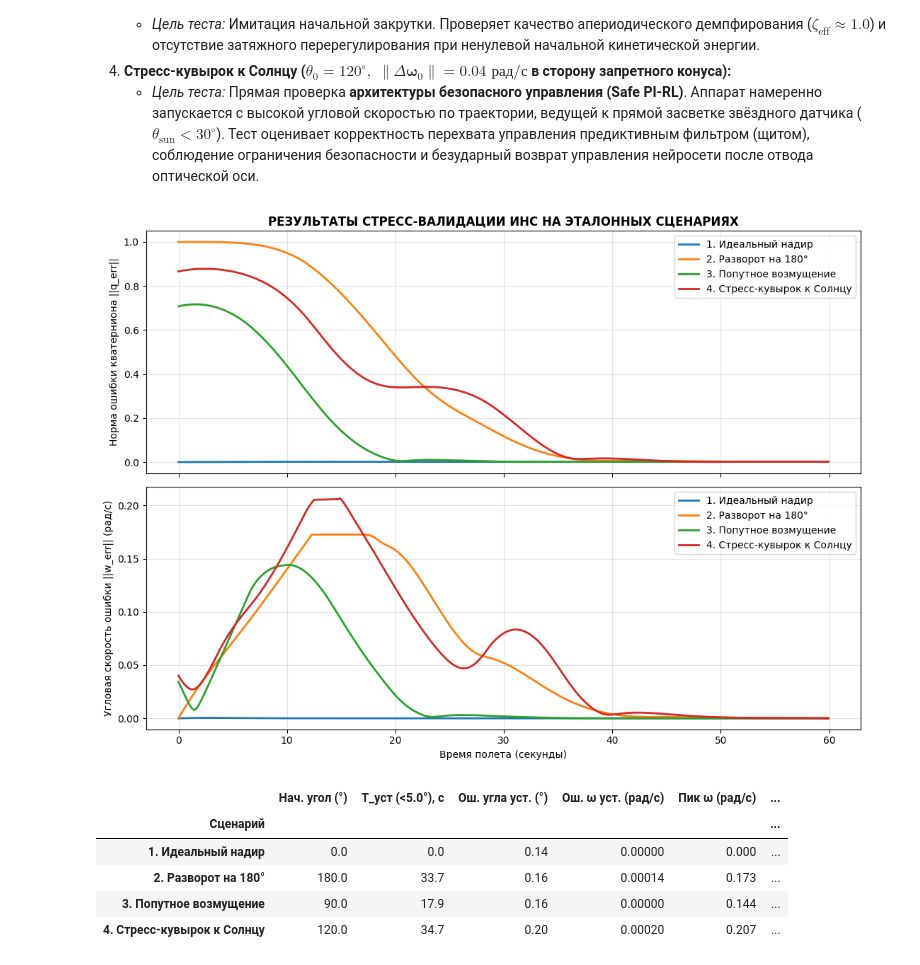
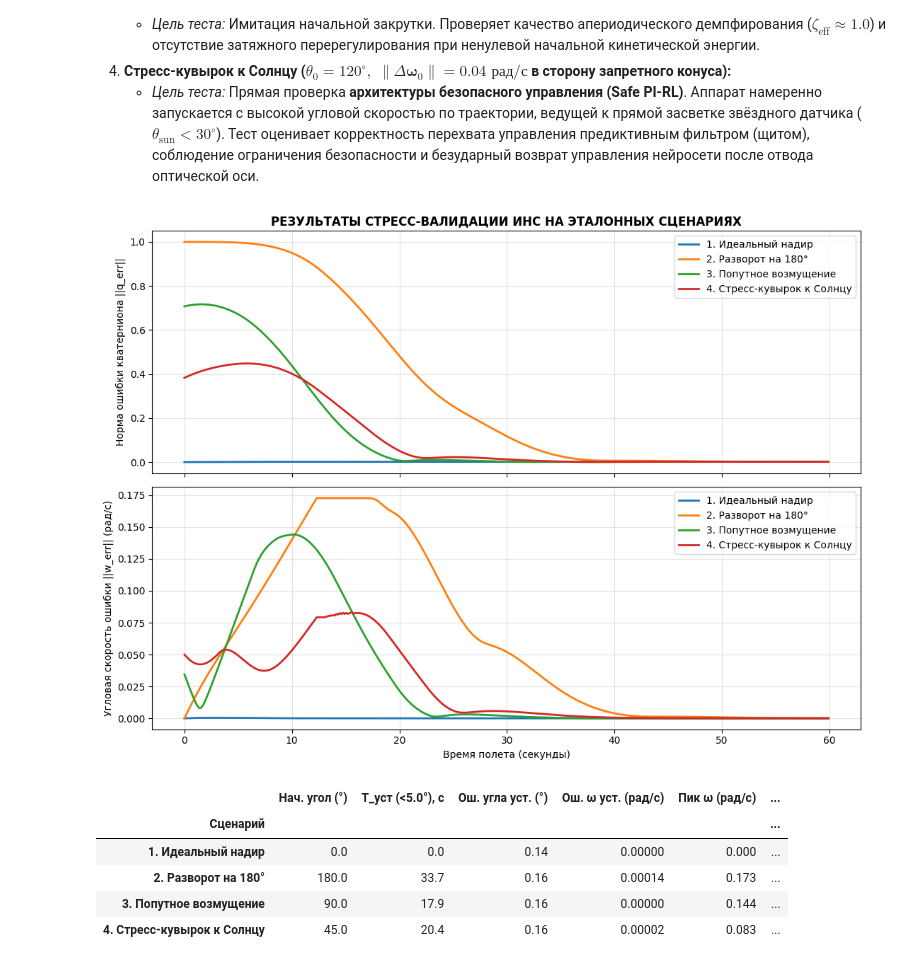
Before and after one commit to DPritykin/Control-Theory-Course, a Jupyter notebook: Term 2 Nonlinear Dynamics and Control/Tutorials/RL Attitude Control example.ipynb, the cells around one changed output. Saved outputs shown, nothing was run; the diff lists cells and outputs as text; code cells hidden in the pictures.

```diff
--- a/Term 2 Nonlinear Dynamics and Control/Tutorials/RL Attitude Control example.ipynb
+++ b/Term 2 Nonlinear Dynamics and Control/Tutorials/RL Attitude Control example.ipynb
@@ -987,7 +1063,7 @@ PPO_HYPERPARAMS = {
     "ent_coef": 0.001,                    # Выкрученная энтропия: принудительно заставляет PPO искать новые маневры
     "clip_range": 0.2,                   # Расширенное окно: позволяет делать более решительные шаги обновления
     "use_sde": True,                     # Включение gSDE: генерирует плавный, непрерывный шум на маховиках
-    "sde_sample_freq": 50,                # Частота перерасчета траектории шума (каждые 4 шага среды)
+    "sde_sample_freq": 50,                # Частота перерасчета траектории шума (каждые 50 шагов среды)
     "verbose": 0
 }
 
@@ -1016,7 +1092,7 @@ REWARD_CONFIG = {
     "lyapunov_k_q": 0.245,
     "lyapunov_k_w": 5.6,
     "case2_lyapunov_scale": 70.0,         # Масштаб базового физического градиента Ляпунова
-    "case2_crash_penalty": 250.0,
+    "case2_crash_penalty": 25.0,
 
     # 3. ВЕСА ДЛЯ КЕЙСА 3
     "case3_lyapunov_scale": 70.0,            # Масштаб базового физического градиента Ляпунова
@@ -1255,7 +1288,7 @@ class Case2PhysicsInformedEnv(SpacecraftOrbitalEnv):
         omega_rel = omega - omega_orbit_B
         return q_err, omega_rel
 
-    def _compute_lyapunov(self, state):
+    def _compute_lyapunov(self):
         q_err, delta_omega = self._get_relative_elements()
         delta_q0 = float(q_err[0])
         k_q = self.reward_config["lyapunov_k_q"]
@@ -1267,15 +1300,16 @@ class Case2PhysicsInformedEnv(SpacecraftOrbitalEnv):
 
     def _get_obs(self):
         q_err, omega_rel = self._get_relative_elements()
-        # Клиппинг защищает слои Tanh от насыщения при высоких угловых скоростях
-        w_err_scaled = np.clip(omega_rel / self.config["init_max_omega"], -10.0, 10.0)
+        if q_err[0] < 0:
+            q_err = -q_err
+        w_err_scaled = np.clip(omega_rel / self.omega_scale, -5.0, 5.0)
         base_obs = np.concatenate([q_err, w_err_scaled])
         return np.append(base_obs, 0.0).astype(np.float32)
 
     def step(self, action):
-        v_old = self._compute_lyapunov(self.state)
+        v_old = self._compute_lyapunov()
         obs_raw, _, _, _, info = SpacecraftOrbitalEnv.step(self, action)
-        v_current = self._compute_lyapunov(self.state)
+        v_current = self._compute_lyapunov()
 
         reward = (v_old - v_current) * self.reward_config["case2_lyapunov_scale"]
         reward -= self.reward_config["energy_penalty_weight"] * np.sum(np.square(action))
@@ -1291,11 +1325,11 @@ class Case2PhysicsInformedEnv(SpacecraftOrbitalEnv):
         terminated = False
         truncated = False
         if self._check_constraints():
-            truncated = True
+            terminated = True
             reward -= self.reward_config["case2_crash_penalty"]
 
         if self.current_step >= self.max_steps:
-            terminated = True
+            truncated = True
 
         return self._get_obs(), reward, terminated, truncated, info
 # %% [markdown]
@@ -1479,6 +1510,16 @@ env_test6 = Case3SafePhysicsEnv(config=test6_config, reward_config=REWARD_CONFIG
 
 # Штатный сброс среды (очищает триггеры гистерезиса)
 env_test6.reset(seed=42)
+
+# Явно задаем воспроизводимые критические начальные условия:
+# sun_vector_N =, sensor_axis_B =.
+# начальный угол до Солнца ровно 55° (в сторону запретного конуса 30°).
+init_angle_rad = np.radians(35.0)
+env_test6.state = np.array([
+    np.cos(init_angle_rad / 2.0), 0.0, 0.0, np.sin(init_angle_rad / 2.0),
+    0.0, env_test6.mean_motion, 0.0
+], dtype=np.float64)
+env_test6.wheel_speeds = np.zeros(3, dtype=np.float64)
 
 # деструктивный запрос ИНС строго в сторону Солнца
 fixed_dangerous_action = np.array([0.0, 0.0, 1.0], dtype=np.float32)
@@ -2162,8 +2203,10 @@ test_scenarios = {
         "w_offset": np.array([0.02, -0.02, 0.02])
     },
     "4. Стресс-кувырок к Солнцу": {
-        "q_init": make_quat(ortho_axis, 120.0),
-        "w_offset": ortho_axis / np.linalg.norm(ortho_axis) * 0.04
+        # Старт на расстоянии 45° от Солнца (поворот вокруг Z на +45°)
+        # + высокая начальная скорость +0.05 рад/с прямо в запретный конус 30°
+        "q_init": make_quat([0.0, 0.0, 1.0], 45.0),
+        "w_offset": np.array([0.0, 0.0, 0.05])
     }
 }
 
@@ -2198,37 +2241,37 @@ for name, params in test_scenarios.items():
         history["action"].append(info.get("applied_action", action))
         history["filter_activated"].append(info.get("filter_activated", False))
 
         if terminated or truncated:
             break
 
     ax1.plot(history["times"], history["q_err_norm"], linewidth=2.0, label=name)
     ax2.plot(history["times"], history["w_err_norm"], linewidth=2.0, label=name)
 
     metrics = evaluate_scenario_metrics(history, dt=val_env.config["dt"], angle_tol_deg=5.0)
     metrics["Сценарий"] = name
     summary_rows.append(metrics)
 
 # 5. Оформление графиков и вывод сводной таблицы
 ax1.set_title("РЕЗУЛЬТАТЫ СТРЕСС-ВАЛИДАЦИИ ИНС НА ЭТАЛОННЫХ СЦЕНАРИЯХ", fontweight="bold", fontsize=12)
 ax1.set_ylabel("Норма ошибки кватерниона ||q_err||", fontsize=10)
 ax1.grid(True, alpha=0.35)
 ax1.legend(loc="upper right")
 
 ax2.set_ylabel("Угловая скорость ошибки ||w_err|| (рад/с)", fontsize=10)
 ax2.set_xlabel("Время полета (секунды)", fontsize=10)
 ax2.grid(True, alpha=0.35)
 ax2.legend(loc="upper right")
 
 plt.tight_layout()
 plt.show()
 
 df_summary = pd.DataFrame(summary_rows).set_index("Сценарий")
 display(df_summary)
 # %% [output]
-[figure, old version]
+[figure, new version]
 |  | Нач. угол (°) | T_уст (<5.0°), с | Ош. угла уст. (°) | Ош. ω уст. (рад/с) | Пик ω (рад/с) | ... |
 | Сценарий |  |  |  |  |  | ... |
 | 1. Идеальный надир | 0.0 | 0.0 | 0.14 | 0.00000 | 0.000 | ... |
 | 2. Разворот на 180° | 180.0 | 33.7 | 0.16 | 0.00014 | 0.173 | ... |
 | 3. Попутное возмущение | 90.0 | 17.9 | 0.16 | 0.00000 | 0.144 | ... |
-| 4. Стресс-кувырок к Солнцу | 120.0 | 34.7 | 0.20 | 0.00020 | 0.207 | ... |
+| 4. Стресс-кувырок к Солнцу | 45.0 | 20.4 | 0.16 | 0.00002 | 0.083 | ... |
```
Also changed, not shown: parts of 26 cells of this notebook.
